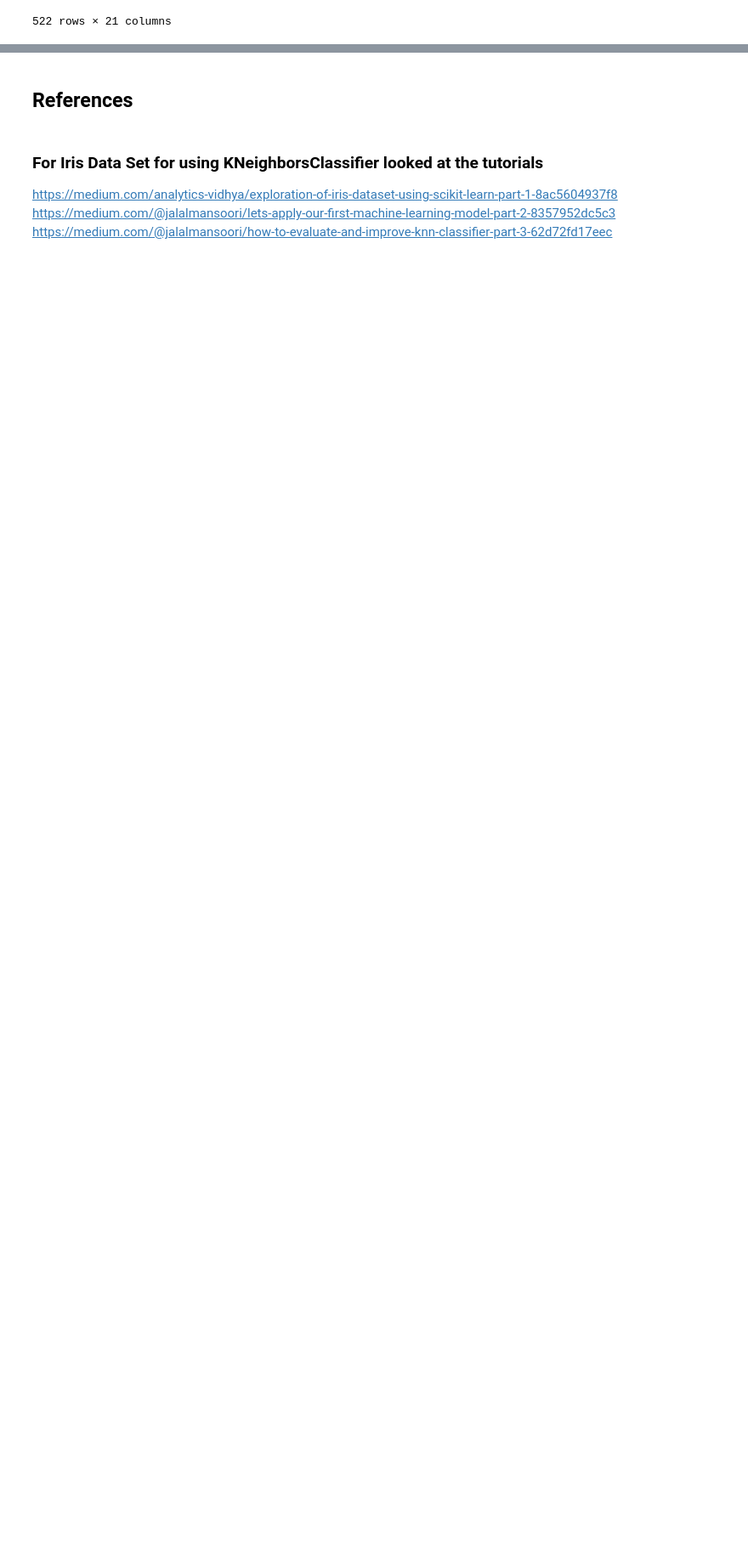
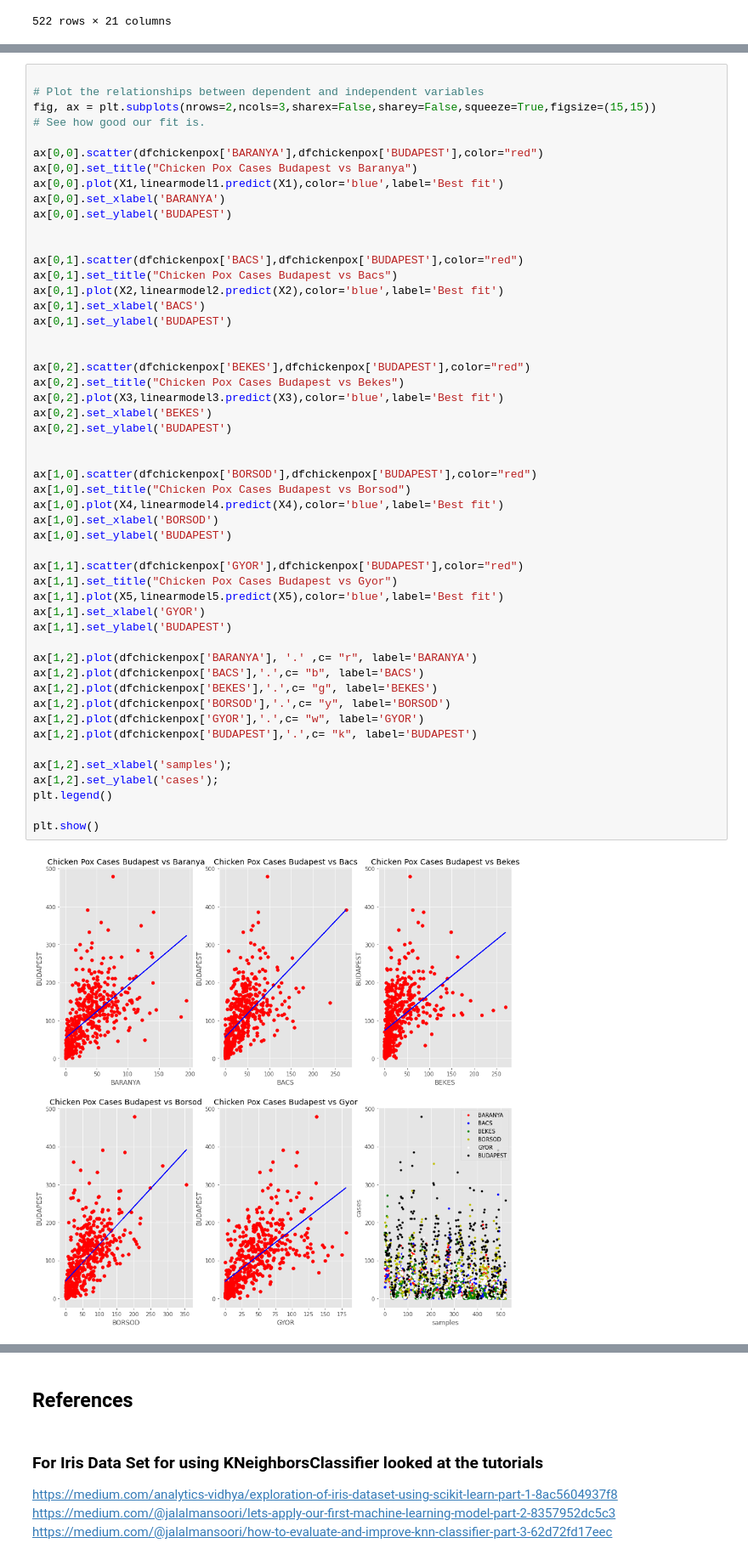
Before and after one commit to Silvio622/Machine-Learning-Scikit-Learn, a Jupyter notebook: scikit-learn.ipynb, the cells around one changed output, grey strips where cells are left out. Shown at 85% size. Cells and saved outputs as stored; diff of their text form; blank space fills up the shorter version.

Commit message:
Modify multiple linear Regression

```diff
--- a/scikit-learn.ipynb
+++ b/scikit-learn.ipynb
@@ -880,0 +1021,53 @@ dfchickenpox
+# %%
+
+# Plot the relationships between dependent and independent variables
+fig, ax = plt.subplots(nrows=2,ncols=3,sharex=False,sharey=False,squeeze=True,figsize=(15,15))
+# See how good our fit is.
+
+ax[0,0].scatter(dfchickenpox['BARANYA'],dfchickenpox['BUDAPEST'],color="red")
+ax[0,0].set_title("Chicken Pox Cases Budapest vs Baranya")
+ax[0,0].plot(X1,linearmodel1.predict(X1),color='blue',label='Best fit')
+ax[0,0].set_xlabel('BARANYA')
+ax[0,0].set_ylabel('BUDAPEST')
+
+
+ax[0,1].scatter(dfchickenpox['BACS'],dfchickenpox['BUDAPEST'],color="red")
+ax[0,1].set_title("Chicken Pox Cases Budapest vs Bacs")
+ax[0,1].plot(X2,linearmodel2.predict(X2),color='blue',label='Best fit')
+ax[0,1].set_xlabel('BACS')
+ax[0,1].set_ylabel('BUDAPEST')
+
+
+ax[0,2].scatter(dfchickenpox['BEKES'],dfchickenpox['BUDAPEST'],color="red")
+ax[0,2].set_title("Chicken Pox Cases Budapest vs Bekes")
+ax[0,2].plot(X3,linearmodel3.predict(X3),color='blue',label='Best fit')
+ax[0,2].set_xlabel('BEKES')
+ax[0,2].set_ylabel('BUDAPEST')
+
+
+ax[1,0].scatter(dfchickenpox['BORSOD'],dfchickenpox['BUDAPEST'],color="red")
+ax[1,0].set_title("Chicken Pox Cases Budapest vs Borsod")
+ax[1,0].plot(X4,linearmodel4.predict(X4),color='blue',label='Best fit')
+ax[1,0].set_xlabel('BORSOD')
+ax[1,0].set_ylabel('BUDAPEST')
+
+ax[1,1].scatter(dfchickenpox['GYOR'],dfchickenpox['BUDAPEST'],color="red")
+ax[1,1].set_title("Chicken Pox Cases Budapest vs Gyor")
+ax[1,1].plot(X5,linearmodel5.predict(X5),color='blue',label='Best fit')
+ax[1,1].set_xlabel('GYOR')
+ax[1,1].set_ylabel('BUDAPEST')
+
+ax[1,2].plot(dfchickenpox['BARANYA'], '.' ,c= "r", label='BARANYA')
+ax[1,2].plot(dfchickenpox['BACS'],'.',c= "b", label='BACS')
+ax[1,2].plot(dfchickenpox['BEKES'],'.',c= "g", label='BEKES')
+ax[1,2].plot(dfchickenpox['BORSOD'],'.',c= "y", label='BORSOD')
+ax[1,2].plot(dfchickenpox['GYOR'],'.',c= "w", label='GYOR')
+ax[1,2].plot(dfchickenpox['BUDAPEST'],'.',c= "k", label='BUDAPEST')
+
+ax[1,2].set_xlabel('samples');
+ax[1,2].set_ylabel('cases');
+plt.legend()
+
+plt.show()
+# %% [output]
+[figure, added]
```
Also changed, not shown: parts of 62 cells of this notebook, 1 other file.
